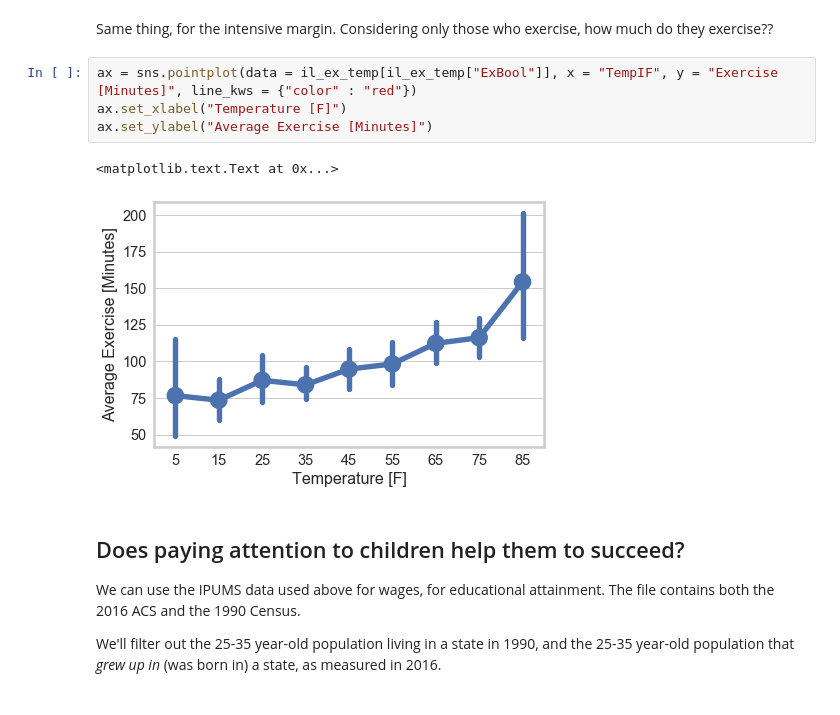
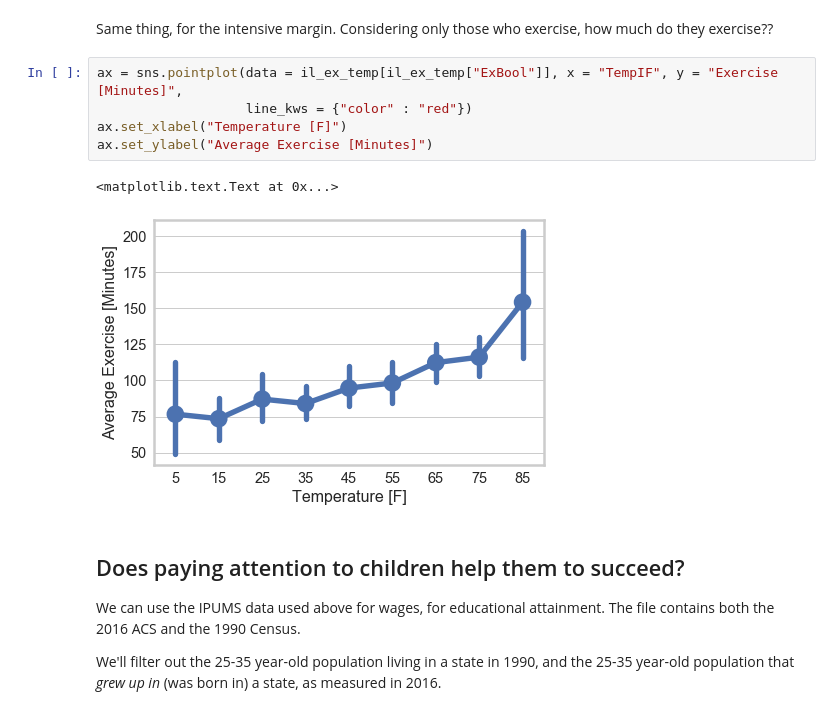
Before and after one commit to harris-ippp/lectures, a Jupyter notebook: 08-stats/statistics_examples.ipynb, the cells around one changed output. Cells and saved outputs as stored; diff of their text form.

```diff
--- a/08-stats/statistics_examples.ipynb
+++ b/08-stats/statistics_examples.ipynb
@@ -446,12 +420,13 @@ ax.set_ylabel("Fraction Exercising")
 # %% [markdown]
 Same thing, for the intensive margin.  Considering only those who exercise, how much do they exercise??
 # %%
-ax = sns.pointplot(data = il_ex_temp[il_ex_temp["ExBool"]], x = "TempIF", y = "Exercise [Minutes]", line_kws = {"color" : "red"})
+ax = sns.pointplot(data = il_ex_temp[il_ex_temp["ExBool"]], x = "TempIF", y = "Exercise [Minutes]",
+                   line_kws = {"color" : "red"})
 ax.set_xlabel("Temperature [F]")
 ax.set_ylabel("Average Exercise [Minutes]")
 # %% [output]
 <matplotlib.text.Text at 0x...>
-[figure, old version]
+[figure, new version]
 # %% [markdown]
 ## Does paying attention to children help them to succeed?
 
```
Also changed, not shown: parts of 24 cells of this notebook, 8 other files.
